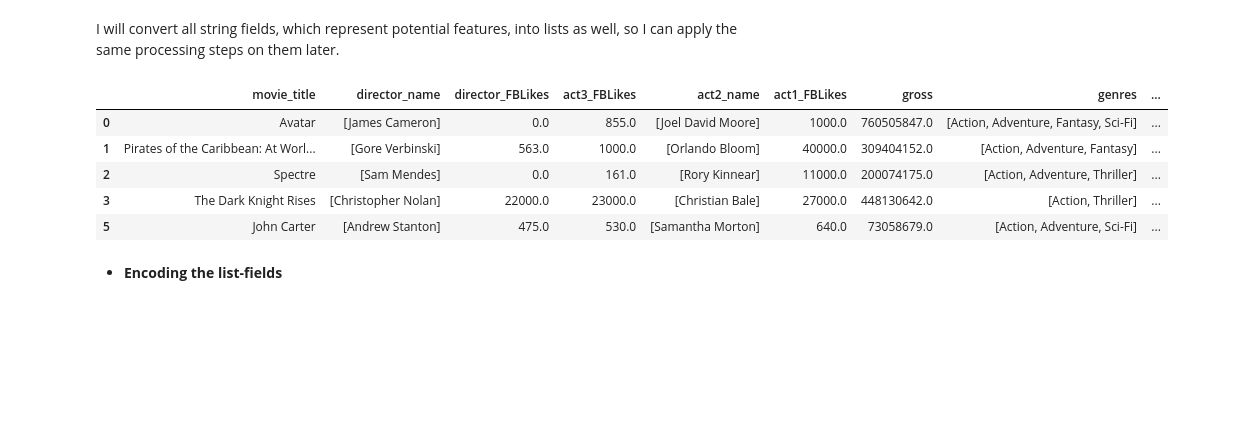
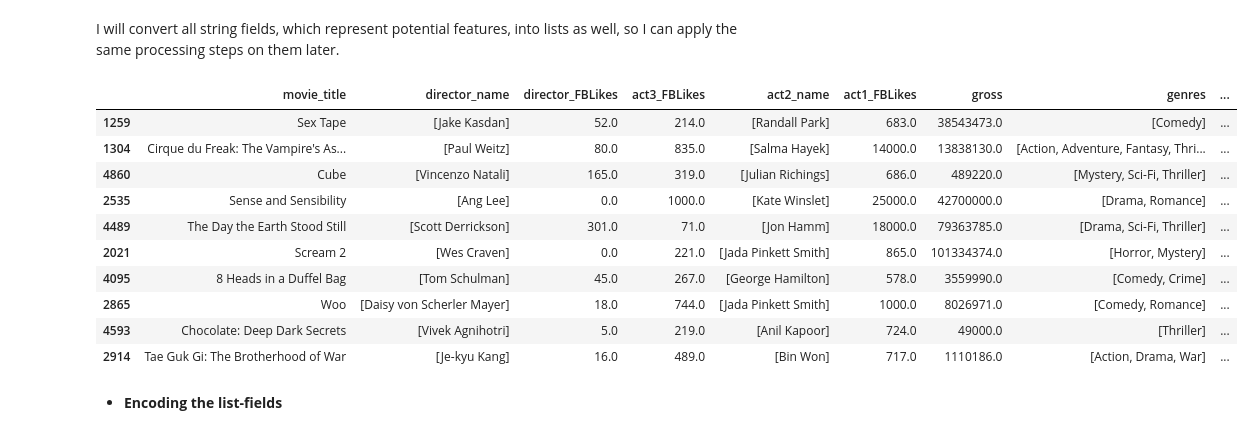
Before and after one commit to IyadKhuder/movie_rating_predictor, a Jupyter notebook: IMDB_Rating.ipynb, the cells around one changed output. Drawn from its saved outputs; the diff is of its cells as text; code cells hidden in the pictures; blank space fills up the shorter version.

```diff
--- a/IMDB_Rating.ipynb
+++ b/IMDB_Rating.ipynb
@@ -289,15 +285,20 @@ df['act2_name'] = df['act2_name'].apply(string_to_list)
 df['act1_name'] = df['act1_name'].apply(string_to_list)
 df['act3_name'] = df['act3_name'].apply(string_to_list)
 df['country'] = df['country'].apply(string_to_list)
-# %%
-df.head()
-# %% [output]
-|  | movie_title | director_name | director_FBLikes | act3_FBLikes | act2_name | act1_FBLikes | gross | genres | ... |
-| 0 | Avatar | [James Cameron] | 0.0 | 855.0 | [Joel David Moore] | 1000.0 | 760505847.0 | [Action, Adventure, Fantasy, Sci-Fi] | ... |
-| 1 | Pirates of the Caribbean: At Worl... | [Gore Verbinski] | 563.0 | 1000.0 | [Orlando Bloom] | 40000.0 | 309404152.0 | [Action, Adventure, Fantasy] | ... |
-| 2 | Spectre | [Sam Mendes] | 0.0 | 161.0 | [Rory Kinnear] | 11000.0 | 200074175.0 | [Action, Adventure, Thriller] | ... |
-| 3 | The Dark Knight Rises | [Christopher Nolan] | 22000.0 | 23000.0 | [Christian Bale] | 27000.0 | 448130642.0 | [Action, Thriller] | ... |
-| 5 | John Carter | [Andrew Stanton] | 475.0 | 530.0 | [Samantha Morton] | 640.0 | 73058679.0 | [Action, Adventure, Sci-Fi] | ... |
+# %%
+df.sample(10)
+# %% [output]
+|  | movie_title | director_name | director_FBLikes | act3_FBLikes | act2_name | act1_FBLikes | gross | genres | ... |
+| 1259 | Sex Tape | [Jake Kasdan] | 52.0 | 214.0 | [Randall Park] | 683.0 | 38543473.0 | [Comedy] | ... |
+| 1304 | Cirque du Freak: The Vampire's As... | [Paul Weitz] | 80.0 | 835.0 | [Salma Hayek] | 14000.0 | 13838130.0 | [Action, Adventure, Fantasy, Thri... | ... |
+| 4860 | Cube | [Vincenzo Natali] | 165.0 | 319.0 | [Julian Richings] | 686.0 | 489220.0 | [Mystery, Sci-Fi, Thriller] | ... |
+| 2535 | Sense and Sensibility | [Ang Lee] | 0.0 | 1000.0 | [Kate Winslet] | 25000.0 | 42700000.0 | [Drama, Romance] | ... |
+| 4489 | The Day the Earth Stood Still | [Scott Derrickson] | 301.0 | 71.0 | [Jon Hamm] | 18000.0 | 79363785.0 | [Drama, Sci-Fi, Thriller] | ... |
+| 2021 | Scream 2 | [Wes Craven] | 0.0 | 221.0 | [Jada Pinkett Smith] | 865.0 | 101334374.0 | [Horror, Mystery] | ... |
+| 4095 | 8 Heads in a Duffel Bag | [Tom Schulman] | 45.0 | 267.0 | [George Hamilton] | 578.0 | 3559990.0 | [Comedy, Crime] | ... |
+| 2865 | Woo | [Daisy von Scherler Mayer] | 18.0 | 744.0 | [Jada Pinkett Smith] | 1000.0 | 8026971.0 | [Comedy, Romance] | ... |
+| 4593 | Chocolate: Deep Dark Secrets | [Vivek Agnihotri] | 5.0 | 219.0 | [Anil Kapoor] | 724.0 | 49000.0 | [Thriller] | ... |
+| 2914 | Tae Guk Gi: The Brotherhood of War | [Je-kyu Kang] | 16.0 | 489.0 | [Bin Won] | 717.0 | 1110186.0 | [Action, Drama, War] | ... |
 # %% [markdown]
 * **Encoding the list-fields**
 # %% [markdown]
```
Also changed, not shown: parts of 18 cells of this notebook.
